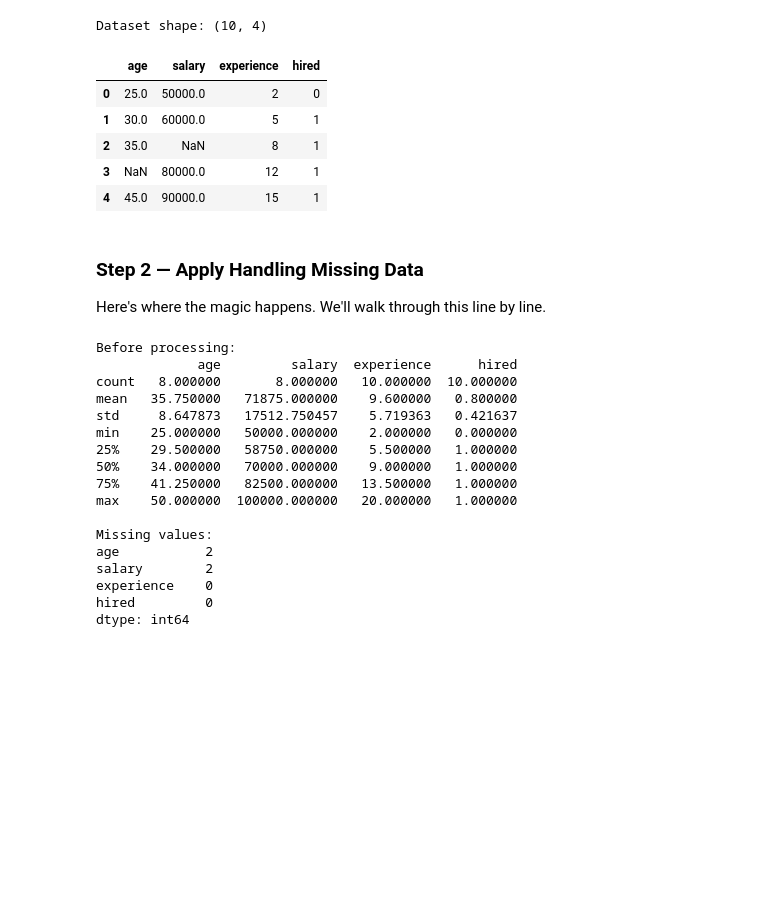
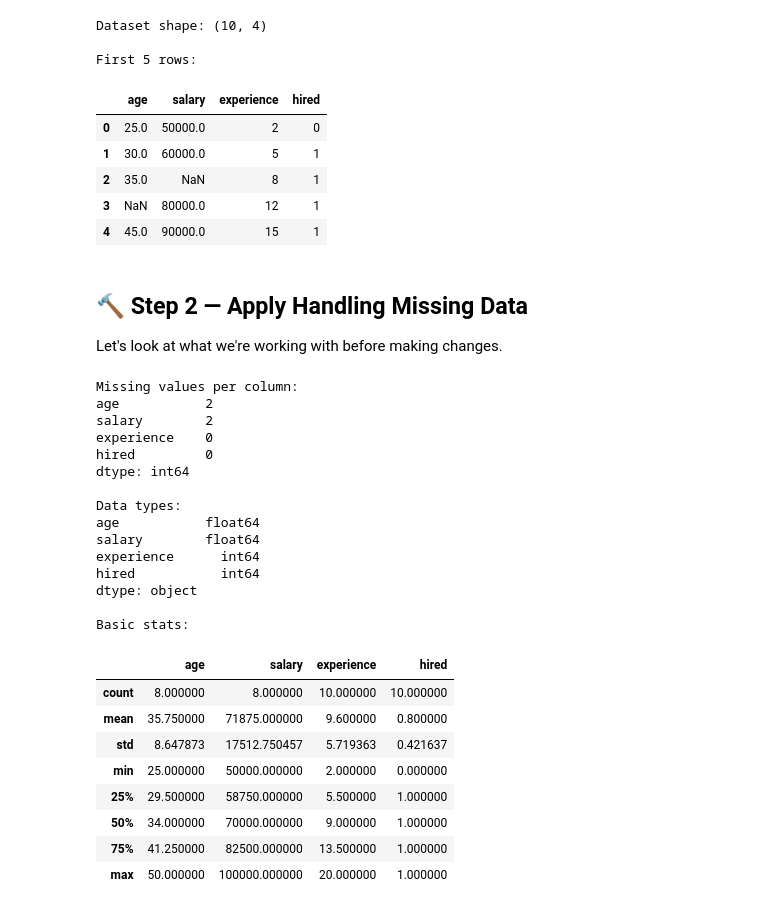
Before and after one commit to muhammadtalhaishtiaq/ai-orchestrator, a Jupyter notebook: 01-data-preprocessing/01_handling_missing_data.ipynb, the cells around one changed output. Drawn from its saved outputs; the diff is of its cells as text; code cells hidden in the pictures; blank space fills up the shorter version.

```diff
--- a/01-data-preprocessing/01_handling_missing_data.ipynb
+++ b/01-data-preprocessing/01_handling_missing_data.ipynb
@@ -41,49 +41,62 @@ We'll use a simple, realistic dataset so you can see exactly what's happening.
 # %%
-# Create a small sample dataset
-# (In real projects you'd load this from a CSV or database)
+# Sample dataset — realistic but small enough to understand completely
 data = {
-    'age': [25, 30, 35, None, 45, 50, 28, None, 40, 33],
-    'salary': [50000, 60000, None, 80000, 90000, 100000, 55000, 75000, None, 65000],
+    'age':        [25, 30, 35, None, 45, 50, 28, None, 40, 33],
+    'salary':     [50000, 60000, None, 80000, 90000, 100000, 55000, 75000, None, 65000],
     'experience': [2, 5, 8, 12, 15, 20, 3, 10, 14, 7],
-    'hired': [0, 1, 1, 1, 1, 1, 0, 1, 1, 1]
+    'hired':      [0, 1, 1, 1, 1, 1, 0, 1, 1, 1]
 }
 
 df = pd.DataFrame(data)
 print(f'Dataset shape: {df.shape}')
+print('\nFirst 5 rows:')
 df.head()
 # %% [output]
 Dataset shape: (10, 4)
+
+First 5 rows:
 |  | age | salary | experience | hired |
 | 0 | 25.0 | 50000.0 | 2 | 0 |
 | 1 | 30.0 | 60000.0 | 5 | 1 |
 | 2 | 35.0 | NaN | 8 | 1 |
 | 3 | NaN | 80000.0 | 12 | 1 |
 | 4 | 45.0 | 90000.0 | 15 | 1 |
-# %% [markdown]
-### Step 2 — Apply Handling Missing Data
-
-Here's where the magic happens. We'll walk through this line by line.
-# %%
-# Check what we're working with before making any changes
-print('Before processing:')
-print(df.describe())
-print('\nMissing values:')
-print(df.isnull().sum())
-# %% [output]
-Before processing:
-             age         salary  experience      hired
-count   8.000000       8.000000   10.000000  10.000000
-mean   35.750000   71875.000000    9.600000   0.800000
-std     8.647873   17512.750457    5.719363   0.421637
-min    25.000000   50000.000000    2.000000   0.000000
-25%    29.500000   58750.000000    5.500000   1.000000
-50%    34.000000   70000.000000    9.000000   1.000000
-75%    41.250000   82500.000000   13.500000   1.000000
-max    50.000000  100000.000000   20.000000   1.000000
-
-Missing values:
-age           2
-salary        2
-experience    0
-hired         0
-dtype: int64
+# %% [markdown]
+## 🔨 Step 2 — Apply Handling Missing Data
+
+Let's look at what we're working with before making changes.
+# %%
+# Always inspect first — never change data blindly
+print('Missing values per column:')
+print(df.isnull().sum())
+
+print('\nData types:')
+print(df.dtypes)
+
+print('\nBasic stats:')
+df.describe()
+# %% [output]
+Missing values per column:
+age           2
+salary        2
+experience    0
+hired         0
+dtype: int64
+
+Data types:
+age           float64
+salary        float64
+experience      int64
+hired           int64
+dtype: object
+
+Basic stats:
+|  | age | salary | experience | hired |
+| count | 8.000000 | 8.000000 | 10.000000 | 10.000000 |
+| mean | 35.750000 | 71875.000000 | 9.600000 | 0.800000 |
+| std | 8.647873 | 17512.750457 | 5.719363 | 0.421637 |
+| min | 25.000000 | 50000.000000 | 2.000000 | 0.000000 |
+| 25% | 29.500000 | 58750.000000 | 5.500000 | 1.000000 |
+| 50% | 34.000000 | 70000.000000 | 9.000000 | 1.000000 |
+| 75% | 41.250000 | 82500.000000 | 13.500000 | 1.000000 |
+| max | 50.000000 | 100000.000000 | 20.000000 | 1.000000 |
```
Also changed, not shown: parts of 18 cells of this notebook.
